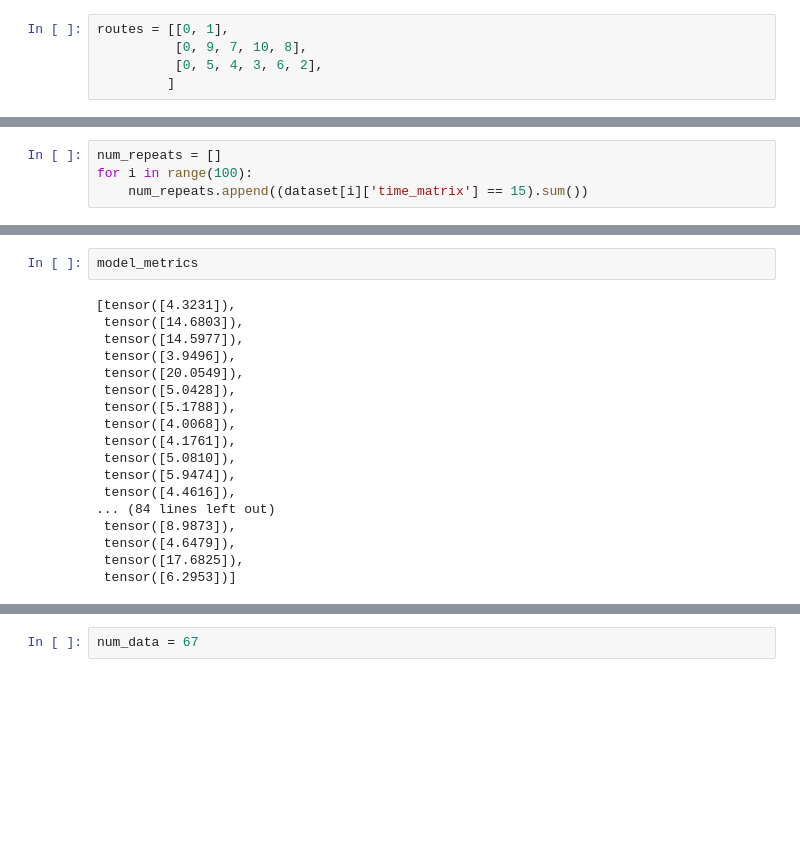
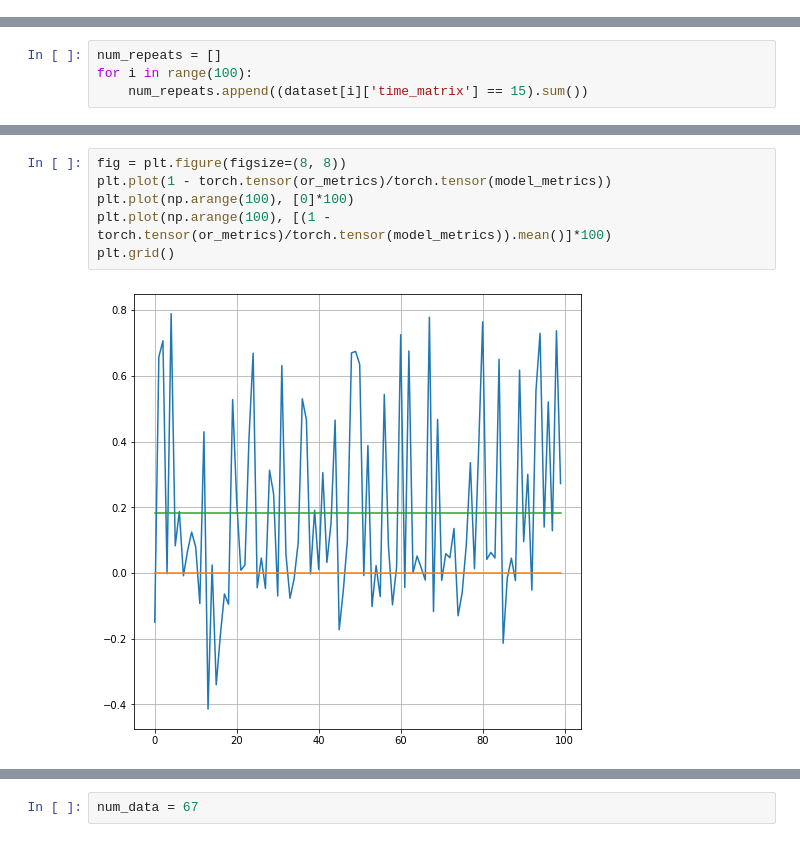
Before and after one commit to Arssel/CMC6, a Jupyter notebook: Experiments_JAMPR.ipynb, the cells around one changed output, grey strips where cells are left out. Saved outputs shown, nothing was run; the diff lists cells and outputs as text; blank space fills up the shorter version.

```diff
--- a/Experiments_JAMPR.ipynb
+++ b/Experiments_JAMPR.ipynb
@@ -291,5 +187,0 @@ Time of the route: 71981min
-# %%
-routes = [[0, 1],
-          [0, 9, 7, 10, 8],
-          [0, 5, 4, 3, 6, 2],
-         ]
@@ -796,20 +602,8 @@ Wall time: 2min 19s
-# %%
-model_metrics
-# %% [output]
-[tensor([4.3231]),
- tensor([14.6803]),
- tensor([14.5977]),
- tensor([3.9496]),
- tensor([20.0549]),
- tensor([5.0428]),
- tensor([5.1788]),
- tensor([4.0068]),
- tensor([4.1761]),
- tensor([5.0810]),
- tensor([5.9474]),
- tensor([4.4616]),
-... (84 lines left out)
- tensor([8.9873]),
- tensor([4.6479]),
- tensor([17.6825]),
- tensor([6.2953])]
+# %%
+fig = plt.figure(figsize=(8, 8))
+plt.plot(1 - torch.tensor(or_metrics)/torch.tensor(model_metrics))
+plt.plot(np.arange(100), [0]*100)
+plt.plot(np.arange(100), [(1 - torch.tensor(or_metrics)/torch.tensor(model_metrics)).mean()]*100)
+plt.grid()
+# %% [output]
+[figure, added]
```
Also changed, not shown: parts of 73 cells of this notebook, 6 other files.
